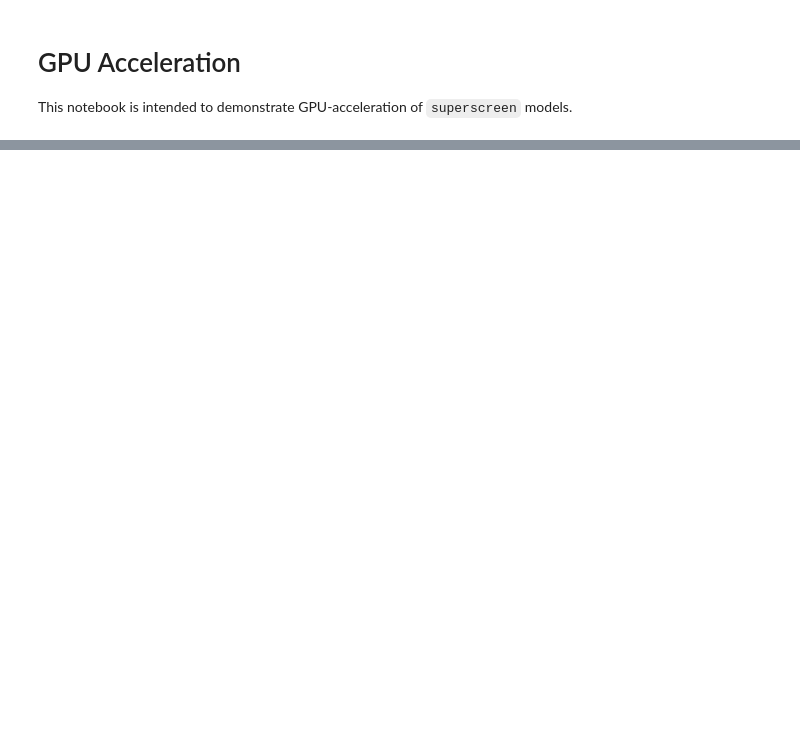
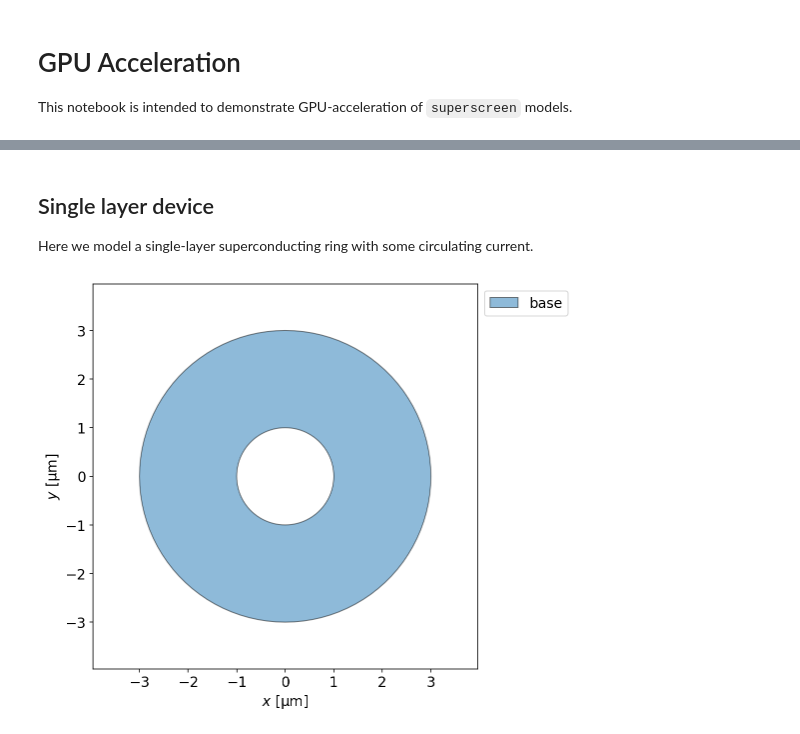
Before and after one commit to loganbvh/superscreen, a Jupyter notebook: docs/notebooks/gpu.ipynb, the cells around one changed output, grey strips where cells are left out. Cells and saved outputs as stored; diff of their text form; code cells hidden in the pictures; blank space fills up the shorter version.

```diff
--- a/docs/notebooks/gpu.ipynb
+++ b/docs/notebooks/gpu.ipynb
@@ -373,0 +86,28 @@ sc.version_table()
+# %% [markdown]
+## Single layer device
+
+Here we model a single-layer superconducting ring with some circulating current.
+# %%
+length_units = "um"
+ro = 3  # outer radius
+ri = 1  # inner radius
+slit_width = 0.25
+layer = sc.Layer("base", london_lambda=0.100, thickness=0.025, z0=0)
+
+ring = circle(ro)
+hole = circle(ri)
+bounding_box = sc.Polygon("bounding_box", layer="base", points=circle(1.2 * ro))
+
+device = sc.Device(
+    "ring",
+    layers=[sc.Layer("base", london_lambda=0.100, thickness=0.025, z0=0)],
+    films=[sc.Polygon("ring", layer="base", points=ring)],
+    holes=[sc.Polygon("hole", layer="base", points=hole)],
+    abstract_regions=[bounding_box],
+    length_units=length_units,
+)
+device.solve_dtype = "float32"
+
+fig, ax = device.draw(exclude="bounding_box", legend=True)
+# %% [output]
+[figure, added]
```
Also changed, not shown: parts of 66 cells of this notebook.
